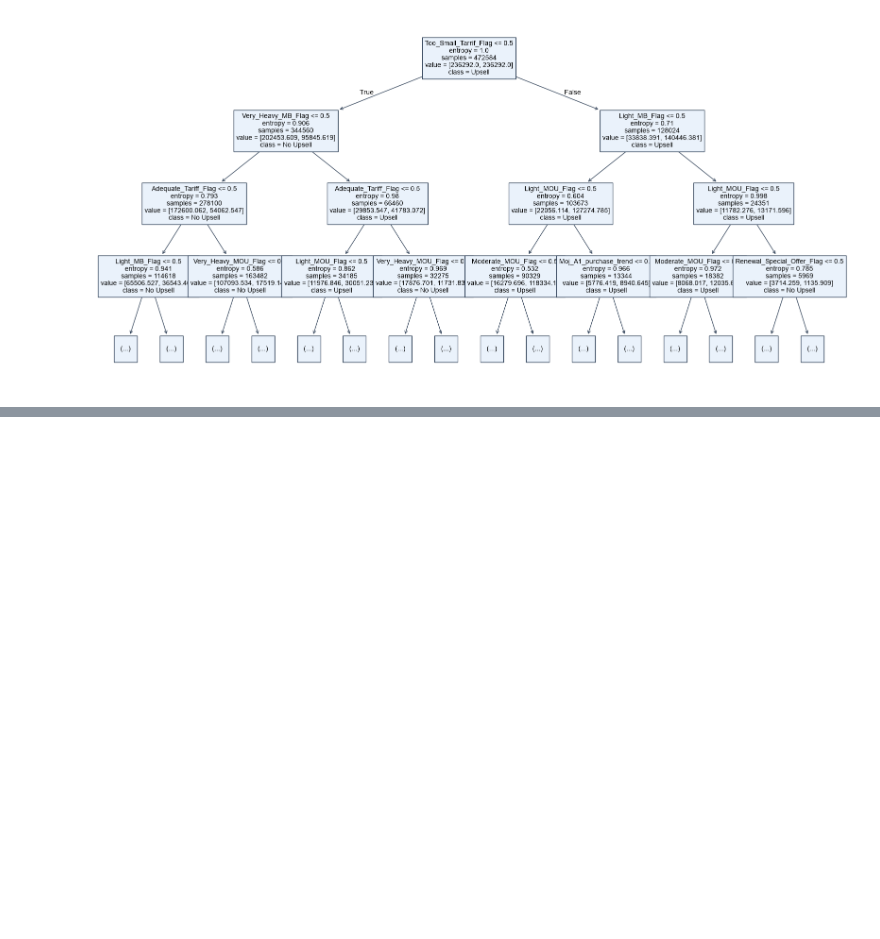
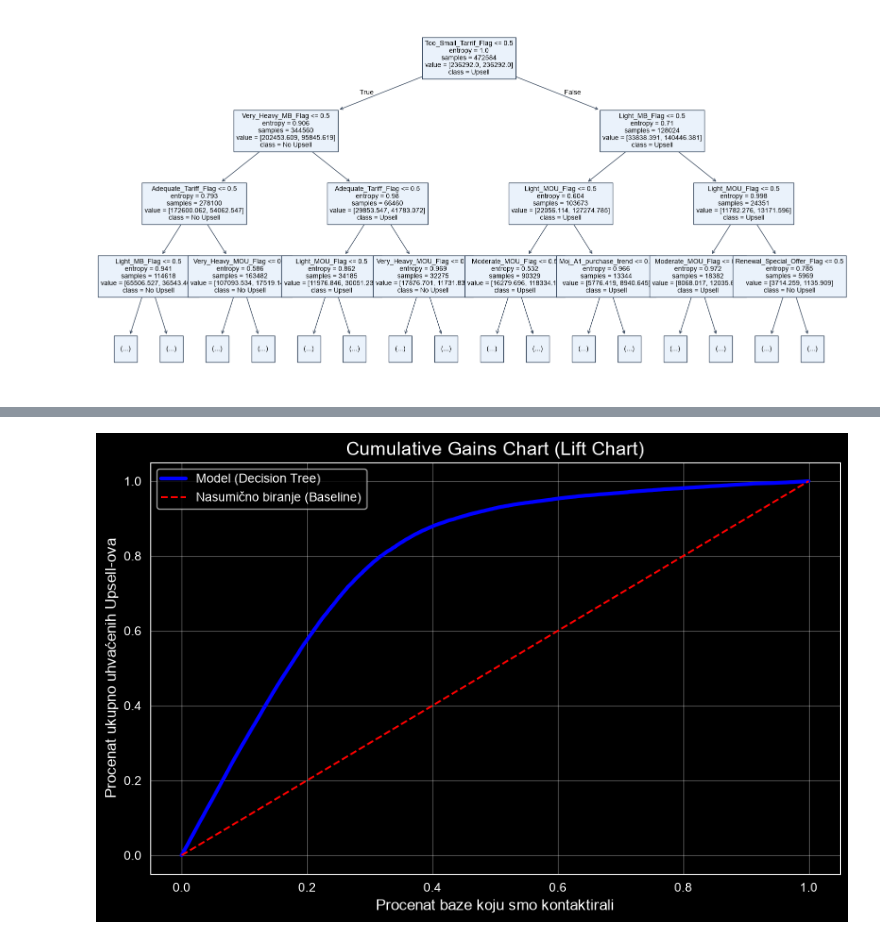
Before and after one commit to ticketflow1/upsell-prediction, a Jupyter notebook: A1.ipynb, the cells around one changed output, grey strips where cells are left out. Drawn from its saved outputs; the diff is of its cells as text; code cells hidden in the pictures; blank space fills up the shorter version.

```diff
--- a/A1.ipynb
+++ b/A1.ipynb
@@ -177,0 +207,24 @@ plt.show()
+# %%
+import matplotlib.pyplot as plt
+import numpy as np
+
+y_score = tree.predict_proba(X_test)[:, 1]
+
+indices = np.argsort(y_score)[::-1]
+y_test_sorted = y_test.values[indices]
+
+cumulative_gains = np.cumsum(y_test_sorted) / np.sum(y_test_sorted)
+percentage_of_population = np.arange(1, len(y_test_sorted) + 1) / len(y_test_sorted)
+
+plt.figure(figsize=(10, 6))
+plt.plot(percentage_of_population, cumulative_gains, label='Model (Decision Tree)', color='blue', lw=3)
+plt.plot([0, 1], [0, 1], 'k--', label='Nasumično biranje (Baseline)',color='red')
+
+plt.title('Cumulative Gains Chart (Lift Chart)', fontsize=15)
+plt.xlabel('Procenat baze koju smo kontaktirali', fontsize=12)
+plt.ylabel('Procenat ukupno uhvaćenih Upsell-ova', fontsize=12)
+plt.legend()
+plt.grid(True, alpha=0.3)
+plt.show()
+# %% [output]
+[figure, added]
```
Also changed, not shown: parts of 2 cells of this notebook.
